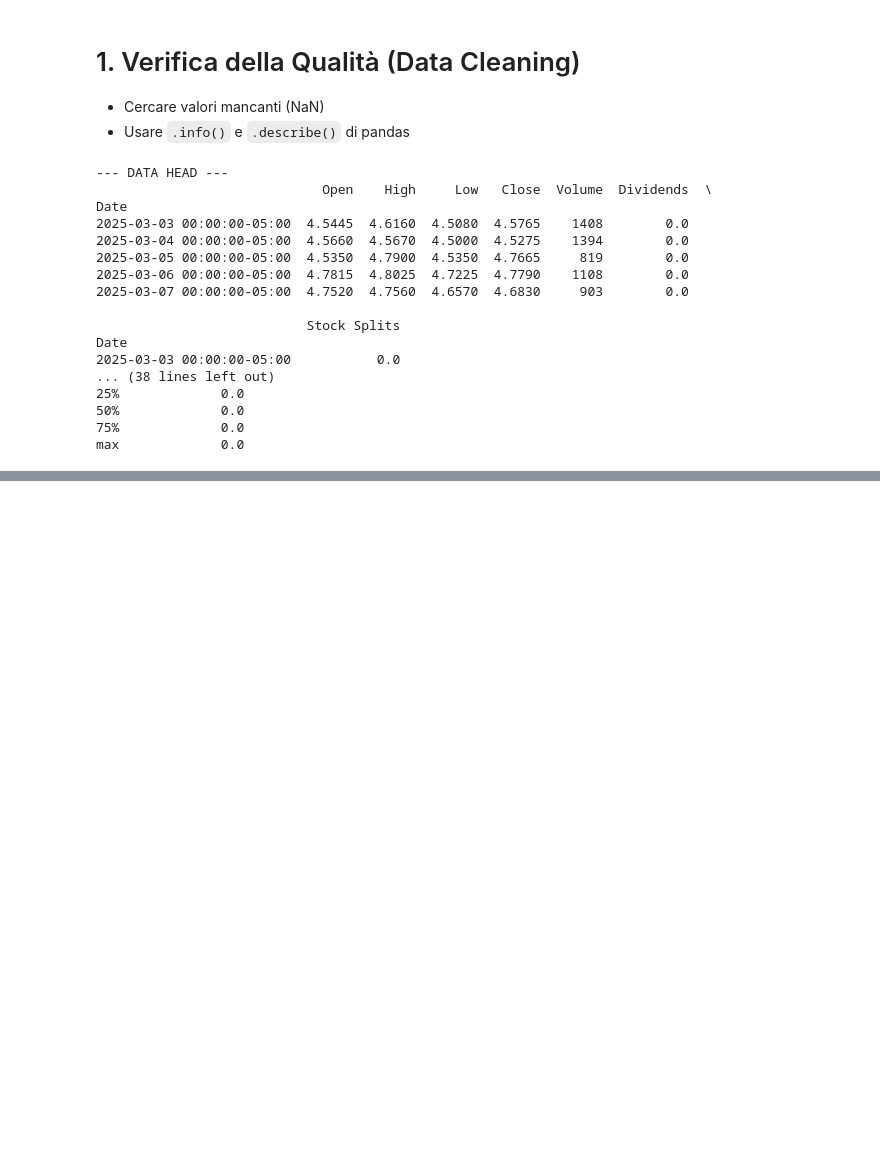
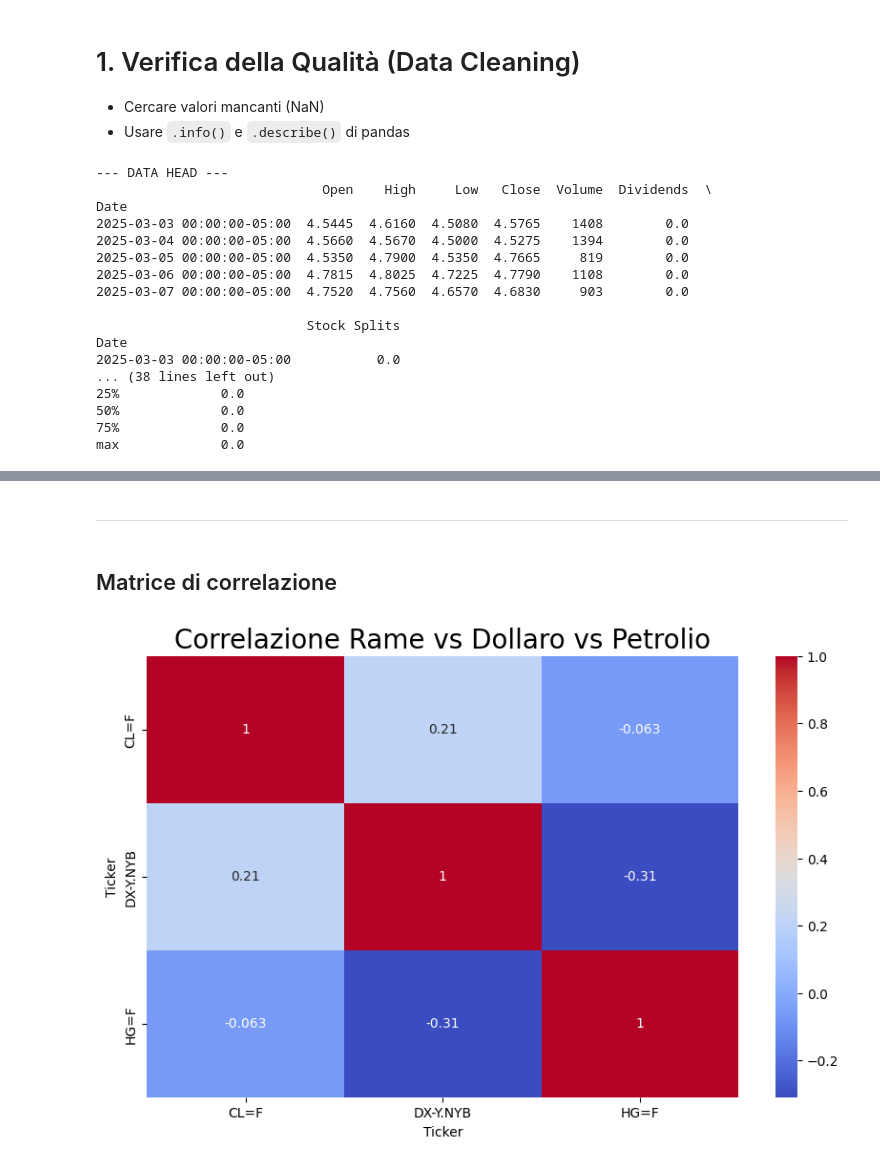
Before and after one commit to matteolovatoai/copper-price-forecasting, a Jupyter notebook: notebooks/01_exploration.ipynb, the cells around one changed output, grey strips where cells are left out. Drawn from its saved outputs; the diff is of its cells as text; code cells hidden in the pictures; blank space fills up the shorter version.

Commit message:
added plots to understand the distribution

```diff
--- a/notebooks/01_exploration.ipynb
+++ b/notebooks/01_exploration.ipynb
@@ -38,0 +45,4 @@ max             0.0
+# %%
+# Download multi asset data
+assets = ["HG=F", "DX-Y.NYB", "CL=F"]
+raw_data = yf.download(assets, period="1y")
@@ -38,0 +88,5 @@ max             0.0
+# %%
+# create copy, do not to use a view
+close_price = raw_data["Close"].copy()
+close_price = close_price.dropna()
+close_price.info()
@@ -38,0 +108,12 @@ max             0.0
+# %% [markdown]
+---
+# %% [markdown]
+## Matrice di correlazione
+# %%
+corr_matrix = close_price.corr()
+plt.figure(figsize=(10,6))
+sns.heatmap(corr_matrix, annot=True, cmap="coolwarm")
+plt.title("Correlazione Rame vs Dollaro vs Petrolio", size=20)
+plt.show()
+# %% [output]
+[figure, added]
```
Also changed, not shown: parts of 17 cells of this notebook.
